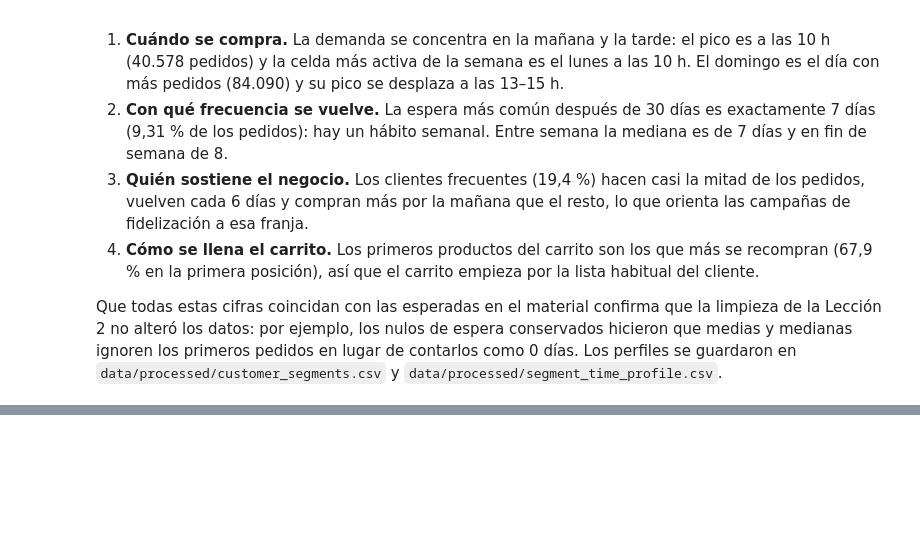
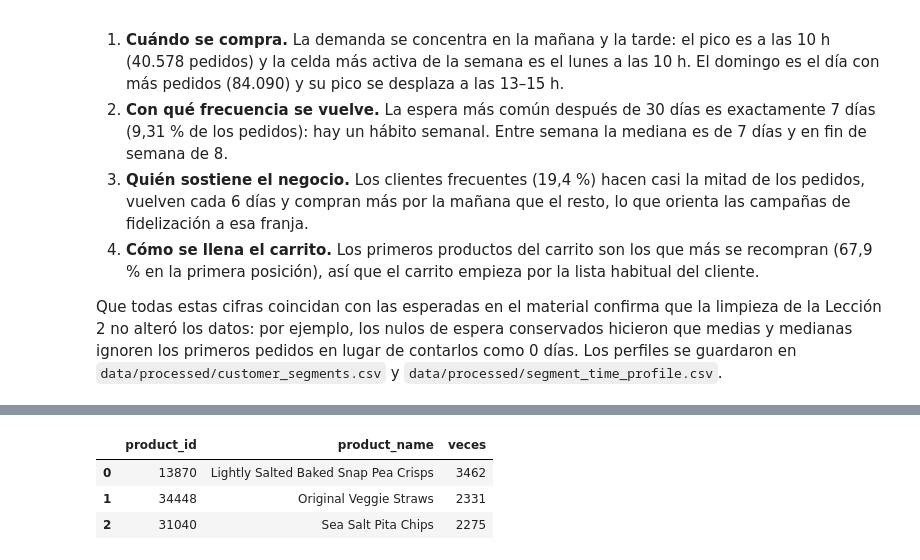
Before and after one commit to Pafuna08/exploracion-datos-instacart-pandas, a Jupyter notebook: notebooks/pandas_labs.ipynb, the cells around one changed output, grey strips where cells are left out. Cells and saved outputs as stored; diff of their text form; code cells hidden in the pictures; blank space fills up the shorter version.

```diff
--- a/notebooks/pandas_labs.ipynb
+++ b/notebooks/pandas_labs.ipynb
@@ -863,0 +1183,10 @@ Que todas estas cifras coincidan con las esperadas en el material confirma que l
+# %%
+(maestra[maestra['department'] == 'snacks']
+    .groupby(['product_id', 'product_name']).size()
+    .nlargest(3)
+    .reset_index(name='veces'))
+# %% [output]
+|  | product_id | product_name | veces |
+| 0 | 13870 | Lightly Salted Baked Snap Pea Crisps | 3462 |
+| 1 | 34448 | Original Veggie Straws | 2331 |
+| 2 | 31040 | Sea Salt Pita Chips | 2275 |
```
Also changed, not shown: parts of 46 cells of this notebook, 4 other files.
